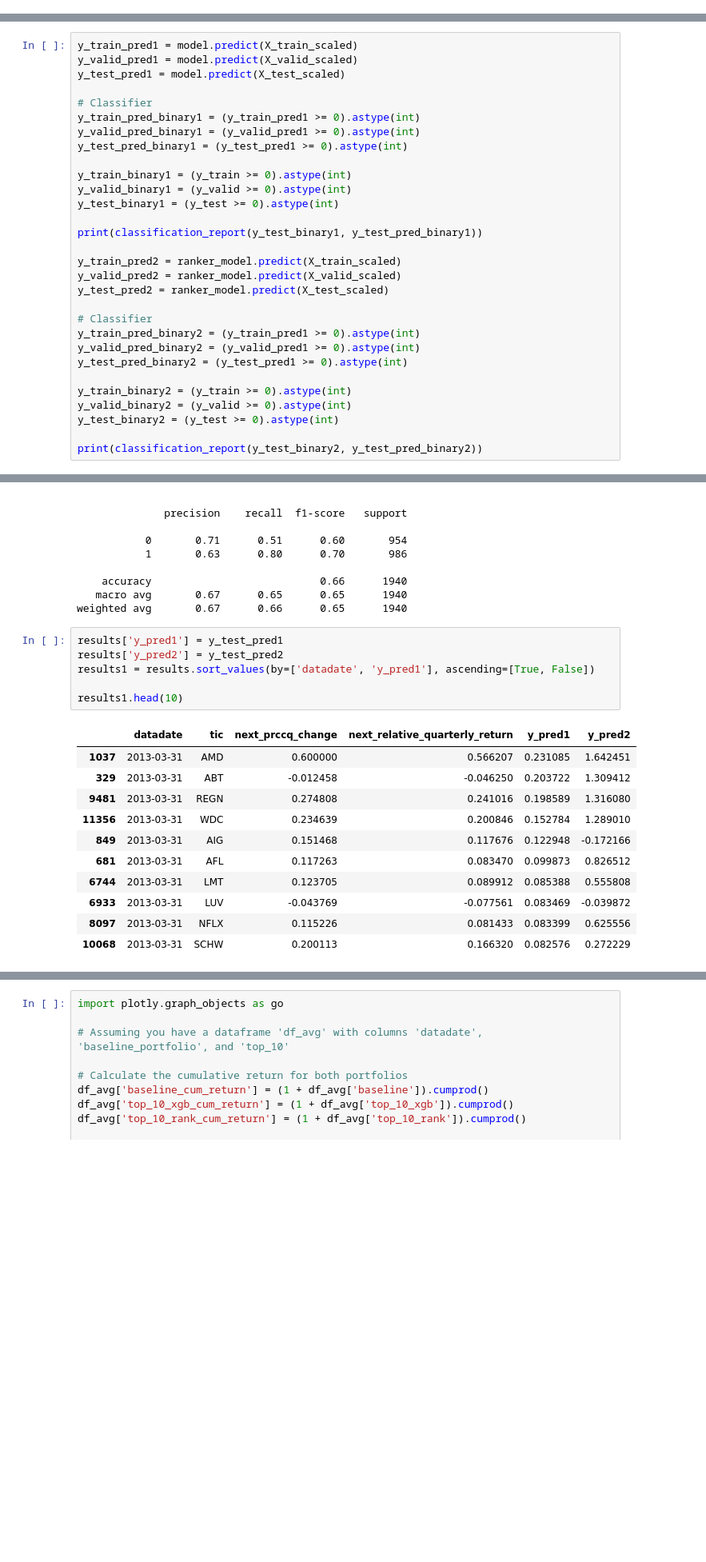
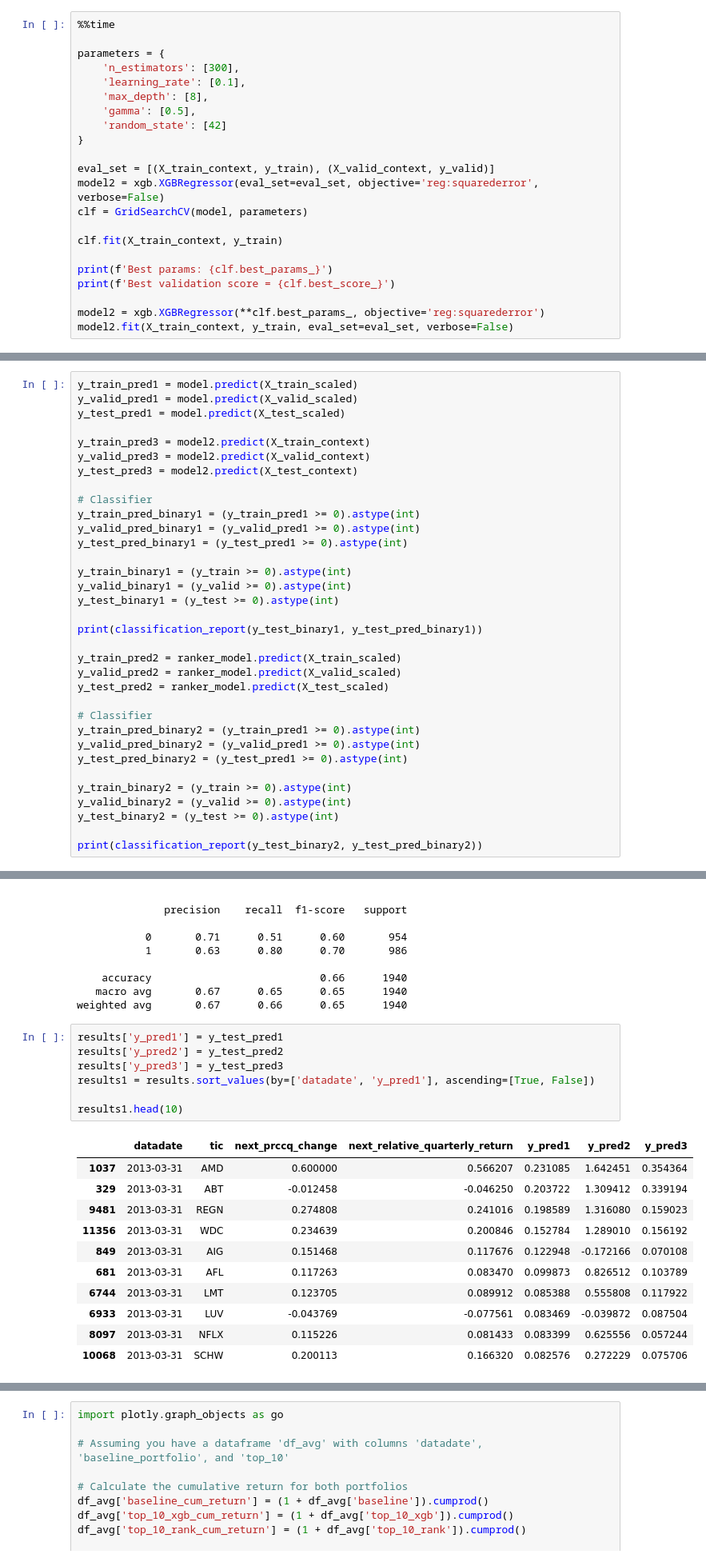
Before and after one commit to edocampione/4YP, a Jupyter notebook: models/res xgb.ipynb, the cells around one changed output, grey strips where cells are left out. Shown at 80% size. Cells and saved outputs as stored; diff of their text form; blank space fills up the shorter version.

```diff
--- a/models/res xgb.ipynb
+++ b/models/res xgb.ipynb
@@ -321,3 +321,25 @@ XGBRegressor(base_score=None, booster=None, callbacks=None,
              min_child_weight=None, missing=nan, monotone_constraints=None,
              multi_strategy=None, n_estimators=300, n_jobs=None,
              num_parallel_tree=None, random_state=42, ...)
+# %%
+%%time
+
+parameters = {
+    'n_estimators': [300],
+    'learning_rate': [0.1],
+    'max_depth': [8],
+    'gamma': [0.5],
+    'random_state': [42]
+}
+
+eval_set = [(X_train_context, y_train), (X_valid_context, y_valid)]
+model2 = xgb.XGBRegressor(eval_set=eval_set, objective='reg:squarederror', verbose=False)
+clf = GridSearchCV(model, parameters)
+
+clf.fit(X_train_context, y_train)
+
+print(f'Best params: {clf.best_params_}')
+print(f'Best validation score = {clf.best_score_}')
+
+model2 = xgb.XGBRegressor(**clf.best_params_, objective='reg:squarederror')
+model2.fit(X_train_context, y_train, eval_set=eval_set, verbose=False)
@@ -355,6 +393,10 @@ XGBRanker(base_score=None, booster=None, callbacks=None, colsample_bylevel=None,
 y_train_pred1 = model.predict(X_train_scaled)
 y_valid_pred1 = model.predict(X_valid_scaled)
 y_test_pred1 = model.predict(X_test_scaled)
+
+y_train_pred3 = model2.predict(X_train_context)
+y_valid_pred3 = model2.predict(X_valid_context)
+y_test_pred3 = model2.predict(X_test_context)
 
 # Classifier
 y_train_pred_binary1 = (y_train_pred1 >= 0).astype(int)
@@ -402,21 +444,22 @@ weighted avg       0.67      0.66      0.65      1940
 # %%
 results['y_pred1'] = y_test_pred1
 results['y_pred2'] = y_test_pred2
+results['y_pred3'] = y_test_pred3
 results1 = results.sort_values(by=['datadate', 'y_pred1'], ascending=[True, False])
 
 results1.head(10)
 # %% [output]
-|  | datadate | tic | next_prccq_change | next_relative_quarterly_return | y_pred1 | y_pred2 |
-| 1037 | 2013-03-31 | AMD | 0.600000 | 0.566207 | 0.231085 | 1.642451 |
-| 329 | 2013-03-31 | ABT | -0.012458 | -0.046250 | 0.203722 | 1.309412 |
-| 9481 | 2013-03-31 | REGN | 0.274808 | 0.241016 | 0.198589 | 1.316080 |
-| 11356 | 2013-03-31 | WDC | 0.234639 | 0.200846 | 0.152784 | 1.289010 |
-| 849 | 2013-03-31 | AIG | 0.151468 | 0.117676 | 0.122948 | -0.172166 |
-| 681 | 2013-03-31 | AFL | 0.117263 | 0.083470 | 0.099873 | 0.826512 |
-| 6744 | 2013-03-31 | LMT | 0.123705 | 0.089912 | 0.085388 | 0.555808 |
-| 6933 | 2013-03-31 | LUV | -0.043769 | -0.077561 | 0.083469 | -0.039872 |
-| 8097 | 2013-03-31 | NFLX | 0.115226 | 0.081433 | 0.083399 | 0.625556 |
-| 10068 | 2013-03-31 | SCHW | 0.200113 | 0.166320 | 0.082576 | 0.272229 |
+|  | datadate | tic | next_prccq_change | next_relative_quarterly_return | y_pred1 | y_pred2 | y_pred3 |
+| 1037 | 2013-03-31 | AMD | 0.600000 | 0.566207 | 0.231085 | 1.642451 | 0.354364 |
+| 329 | 2013-03-31 | ABT | -0.012458 | -0.046250 | 0.203722 | 1.309412 | 0.339194 |
+| 9481 | 2013-03-31 | REGN | 0.274808 | 0.241016 | 0.198589 | 1.316080 | 0.159023 |
+| 11356 | 2013-03-31 | WDC | 0.234639 | 0.200846 | 0.152784 | 1.289010 | 0.156192 |
+| 849 | 2013-03-31 | AIG | 0.151468 | 0.117676 | 0.122948 | -0.172166 | 0.070108 |
+| 681 | 2013-03-31 | AFL | 0.117263 | 0.083470 | 0.099873 | 0.826512 | 0.103789 |
+| 6744 | 2013-03-31 | LMT | 0.123705 | 0.089912 | 0.085388 | 0.555808 | 0.117922 |
+| 6933 | 2013-03-31 | LUV | -0.043769 | -0.077561 | 0.083469 | -0.039872 | 0.087504 |
+| 8097 | 2013-03-31 | NFLX | 0.115226 | 0.081433 | 0.083399 | 0.625556 | 0.057244 |
+| 10068 | 2013-03-31 | SCHW | 0.200113 | 0.166320 | 0.082576 | 0.272229 | 0.075706 |
 # %%
 def softmax_weighted_return(df, sort_col, target_col, n=5, largest=True):
     if largest:
```
Also changed, not shown: parts of 4 cells of this notebook.
